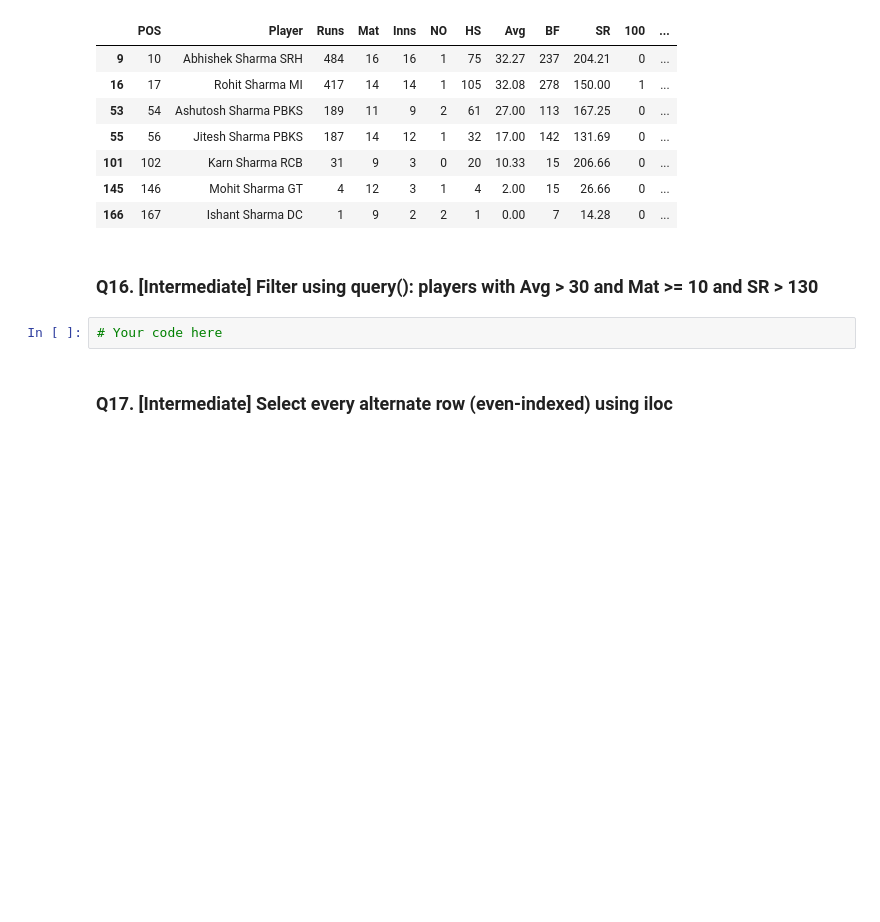
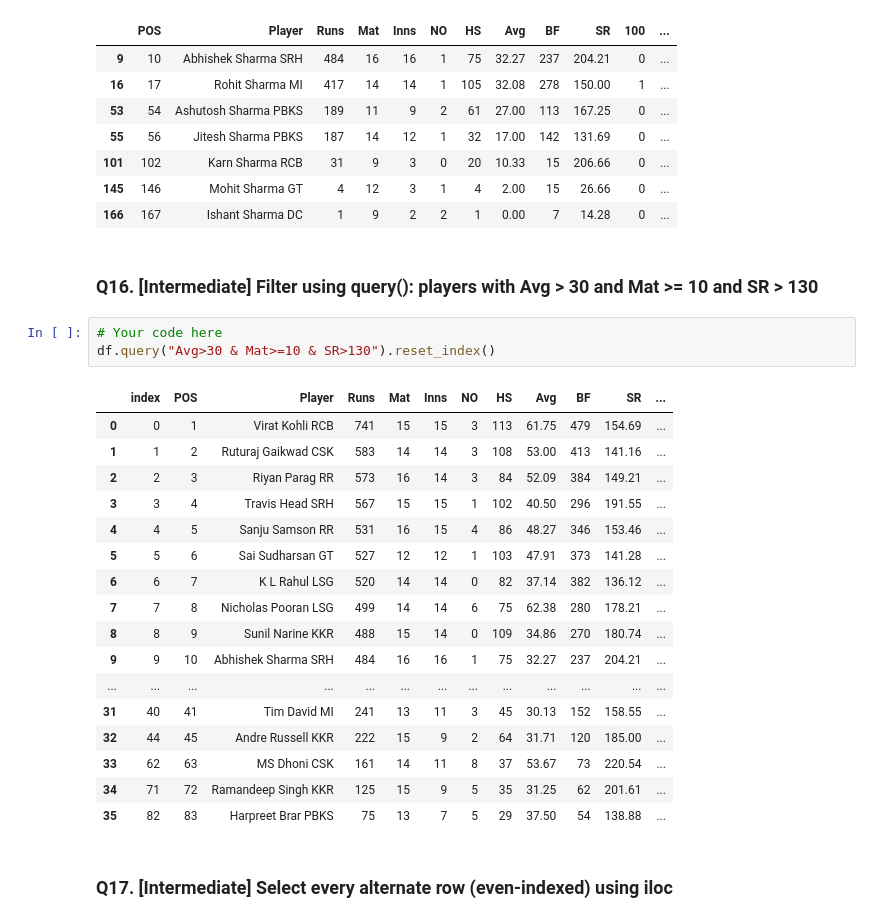
Before and after one commit to Harshit-kumar38/IPL-Dataset-Analysis-Pandas-, a Jupyter notebook: IPL_Pandas_Practice_275Q.ipynb, the cells around one changed output. Saved outputs shown, nothing was run; the diff lists cells and outputs as text; blank space fills up the shorter version.

```diff
--- a/IPL_Pandas_Practice_275Q.ipynb
+++ b/IPL_Pandas_Practice_275Q.ipynb
@@ -1213,6 +1213,25 @@ df.loc[df['Player'].str.contains('Sharma')]
 ### Q16. [Intermediate] Filter using query(): players with Avg > 30 and Mat >= 10 and SR > 130
 # %%
 # Your code here
+df.query("Avg>30 & Mat>=10 & SR>130").reset_index()
+# %% [output]
+|  | index | POS | Player | Runs | Mat | Inns | NO | HS | Avg | BF | SR | ... |
+| 0 | 0 | 1 | Virat Kohli RCB | 741 | 15 | 15 | 3 | 113 | 61.75 | 479 | 154.69 | ... |
+| 1 | 1 | 2 | Ruturaj Gaikwad CSK | 583 | 14 | 14 | 3 | 108 | 53.00 | 413 | 141.16 | ... |
+| 2 | 2 | 3 | Riyan Parag RR | 573 | 16 | 14 | 3 | 84 | 52.09 | 384 | 149.21 | ... |
+| 3 | 3 | 4 | Travis Head SRH | 567 | 15 | 15 | 1 | 102 | 40.50 | 296 | 191.55 | ... |
+| 4 | 4 | 5 | Sanju Samson RR | 531 | 16 | 15 | 4 | 86 | 48.27 | 346 | 153.46 | ... |
+| 5 | 5 | 6 | Sai Sudharsan GT | 527 | 12 | 12 | 1 | 103 | 47.91 | 373 | 141.28 | ... |
+| 6 | 6 | 7 | K L Rahul LSG | 520 | 14 | 14 | 0 | 82 | 37.14 | 382 | 136.12 | ... |
+| 7 | 7 | 8 | Nicholas Pooran LSG | 499 | 14 | 14 | 6 | 75 | 62.38 | 280 | 178.21 | ... |
+| 8 | 8 | 9 | Sunil Narine KKR | 488 | 15 | 14 | 0 | 109 | 34.86 | 270 | 180.74 | ... |
+| 9 | 9 | 10 | Abhishek Sharma SRH | 484 | 16 | 16 | 1 | 75 | 32.27 | 237 | 204.21 | ... |
+| ... | ... | ... | ... | ... | ... | ... | ... | ... | ... | ... | ... | ... |
+| 31 | 40 | 41 | Tim David MI | 241 | 13 | 11 | 3 | 45 | 30.13 | 152 | 158.55 | ... |
+| 32 | 44 | 45 | Andre Russell KKR | 222 | 15 | 9 | 2 | 64 | 31.71 | 120 | 185.00 | ... |
+| 33 | 62 | 63 | MS Dhoni CSK | 161 | 14 | 11 | 8 | 37 | 53.67 | 73 | 220.54 | ... |
+| 34 | 71 | 72 | Ramandeep Singh KKR | 125 | 15 | 9 | 5 | 35 | 31.25 | 62 | 201.61 | ... |
+| 35 | 82 | 83 | Harpreet Brar PBKS | 75 | 13 | 7 | 5 | 29 | 37.50 | 54 | 138.88 | ... |
 # %% [markdown]
 ### Q17. [Intermediate] Select every alternate row (even-indexed) using iloc
 # %%
```
Also changed, not shown: parts of 9 cells of this notebook.
